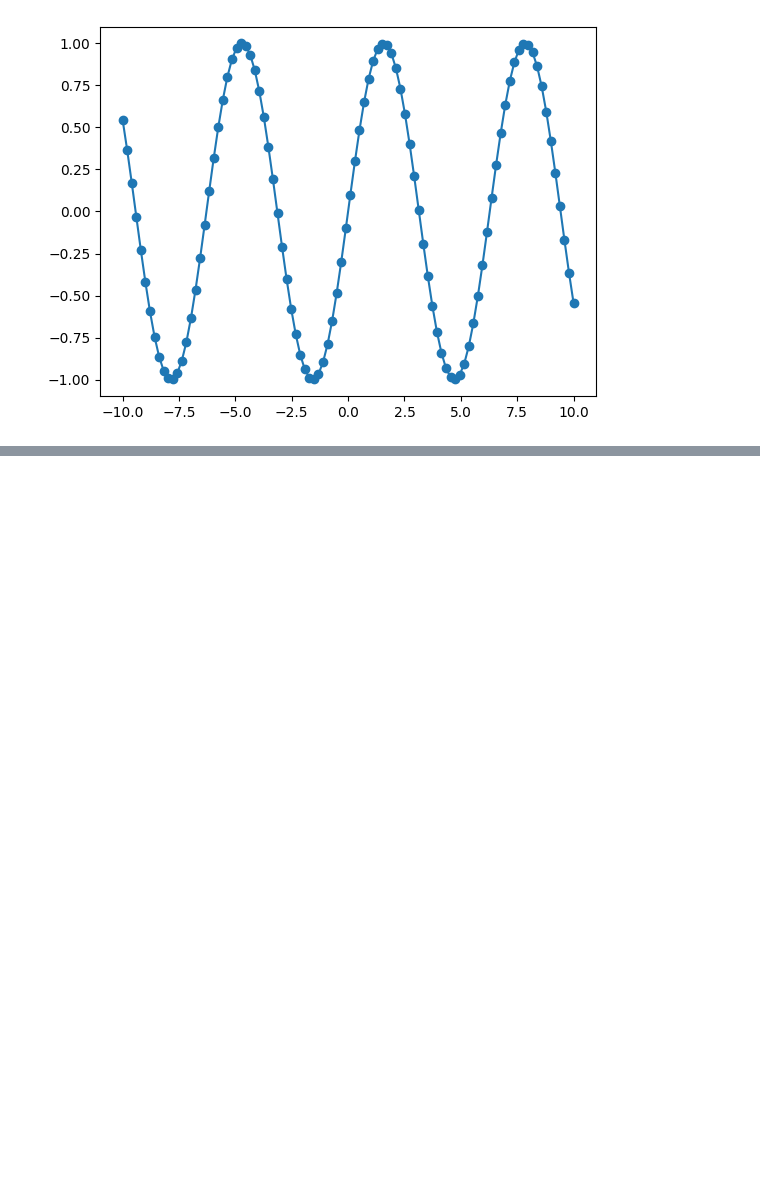
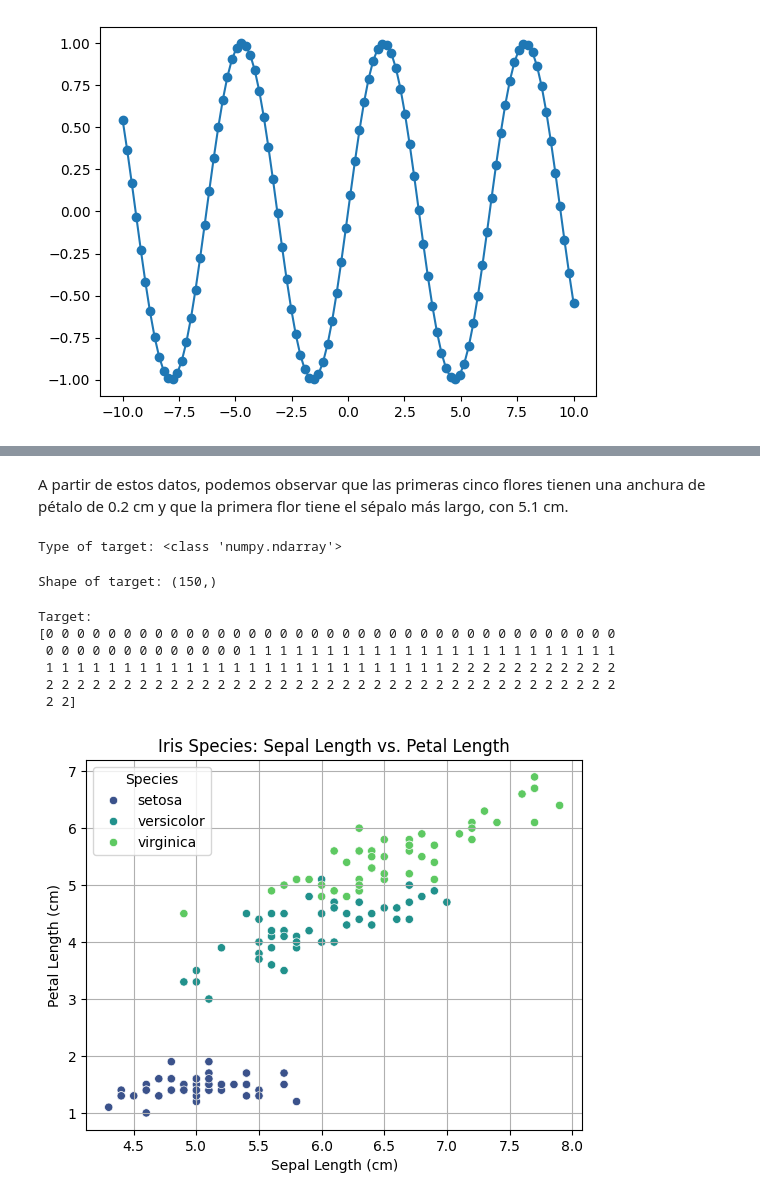
Before and after one commit to JacobeJonathan/ML, a Jupyter notebook: ML.ipynb, the cells around one changed output, grey strips where cells are left out. Drawn from its saved outputs; the diff is of its cells as text; code cells hidden in the pictures; blank space fills up the shorter version.

```diff
--- a/ML.ipynb
+++ b/ML.ipynb
@@ -108,0 +156,9 @@ plt.plot(x, y, marker="o")
+# %%
+import pandas as pd
+from sklearn.datasets import load_iris
+
+# Load the Iris dataset
+iris = load_iris()
+
+# Create a DataFrame using the data and feature names
+iris_dataset = pd.DataFrame(data=iris.data, columns=iris.feature_names)
@@ -108,0 +189,39 @@ plt.plot(x, y, marker="o")
+# %% [markdown]
+A partir de estos datos, podemos observar que las primeras cinco flores tienen una anchura de pétalo de 0.2 cm y que la primera flor tiene el sépalo más largo, con 5.1 cm.
+# %%
+print("Type of target: {}".format(type(iris.target)))
+# %% [output]
+Type of target: <class 'numpy.ndarray'>
+# %%
+print("Shape of target: {}".format(iris.target.shape))
+# %% [output]
+Shape of target: (150,)
+# %%
+print("Target:\n{}".format(iris.target))
+# %% [output]
+Target:
+[0 0 0 0 0 0 0 0 0 0 0 0 0 0 0 0 0 0 0 0 0 0 0 0 0 0 0 0 0 0 0 0 0 0 0 0 0
+ 0 0 0 0 0 0 0 0 0 0 0 0 0 1 1 1 1 1 1 1 1 1 1 1 1 1 1 1 1 1 1 1 1 1 1 1 1
+ 1 1 1 1 1 1 1 1 1 1 1 1 1 1 1 1 1 1 1 1 1 1 1 1 1 1 2 2 2 2 2 2 2 2 2 2 2
+ 2 2 2 2 2 2 2 2 2 2 2 2 2 2 2 2 2 2 2 2 2 2 2 2 2 2 2 2 2 2 2 2 2 2 2 2 2
+ 2 2]
+# %%
+import matplotlib.pyplot as plt
+import seaborn as sns
+
+# Create a scatter plot of sepal length vs petal length, colored by species
+sns.scatterplot(
+    x='sepal length (cm)',
+    y='petal length (cm)',
+    hue=iris.target_names[iris.target],
+    data=iris_dataset,
+    palette='viridis'
+)
+plt.xlabel('Sepal Length (cm)')
+plt.ylabel('Petal Length (cm)')
+plt.title('Iris Species: Sepal Length vs. Petal Length')
+plt.legend(title='Species')
+plt.grid(True)
+plt.show()
+# %% [output]
+[figure, added]
```
Also changed, not shown: parts of 20 cells of this notebook.
